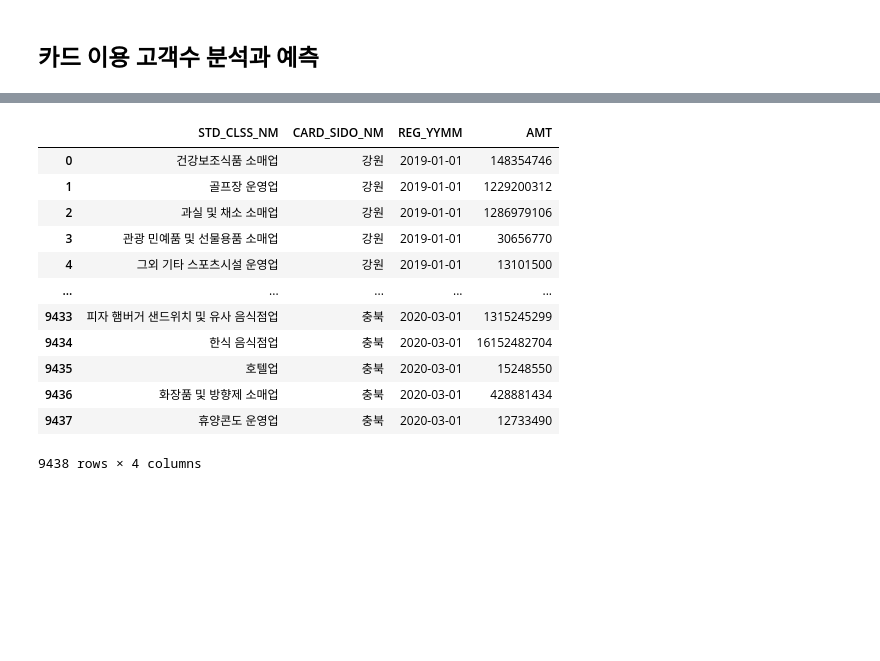
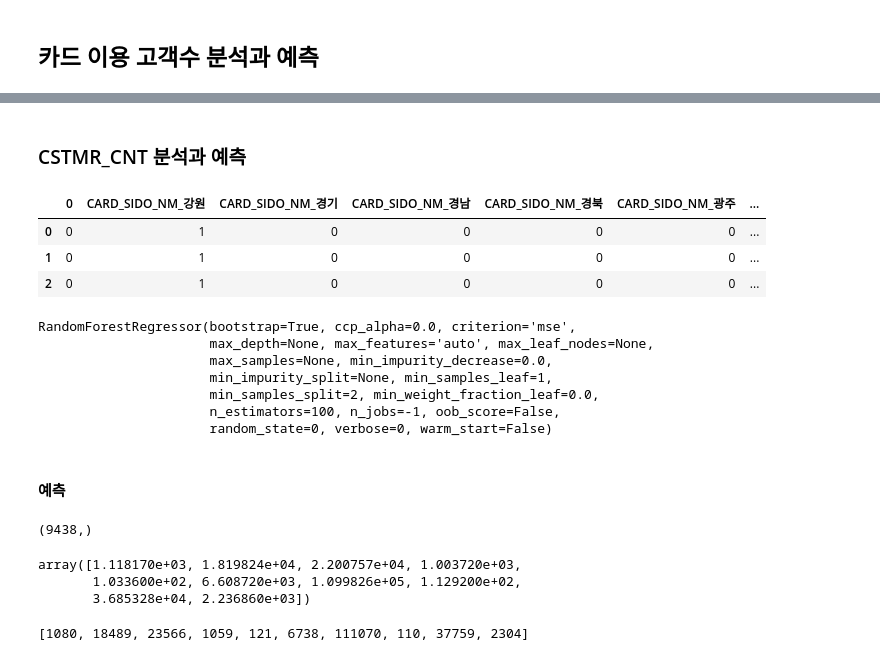
Before and after one commit to brainer3220/Jeju_CreditCard_Compete, a Jupyter notebook: 제주_빅데이터_경진대회.ipynb, the cells around one changed output, grey strips where cells are left out. Saved outputs shown, nothing was run; the diff lists cells and outputs as text; code cells hidden in the pictures; blank space fills up the shorter version.

```diff
--- a/제주_빅데이터_경진대회.ipynb
+++ b/제주_빅데이터_경진대회.ipynb
@@ -700,16 +697,11 @@ tmp
-# %%
-SidoToClassByDate
-# %% [output]
-|  | STD_CLSS_NM | CARD_SIDO_NM | REG_YYMM | AMT |
-| 0 | 건강보조식품 소매업 | 강원 | 2019-01-01 | 148354746 |
-| 1 | 골프장 운영업 | 강원 | 2019-01-01 | 1229200312 |
-| 2 | 과실 및 채소 소매업 | 강원 | 2019-01-01 | 1286979106 |
-| 3 | 관광 민예품 및 선물용품 소매업 | 강원 | 2019-01-01 | 30656770 |
-| 4 | 그외 기타 스포츠시설 운영업 | 강원 | 2019-01-01 | 13101500 |
-| ... | ... | ... | ... | ... |
-| 9433 | 피자 햄버거 샌드위치 및 유사 음식점업 | 충북 | 2020-03-01 | 1315245299 |
-| 9434 | 한식 음식점업 | 충북 | 2020-03-01 | 16152482704 |
-| 9435 | 호텔업 | 충북 | 2020-03-01 | 15248550 |
-| 9436 | 화장품 및 방향제 소매업 | 충북 | 2020-03-01 | 428881434 |
-| 9437 | 휴양콘도 운영업 | 충북 | 2020-03-01 | 12733490 |
-9438 rows × 4 columns
+# %% [markdown]
+### CSTMR_CNT 분석과 예측
+# %%
+X_CSTMR_CNT = pd.concat([pd.DataFrame(X_trainDateEncoded), tmp['CARD_SIDO_NM'], tmp['STD_CLSS_NM']], axis=1)
+X_CSTMR_CNT = pd.get_dummies(X_CSTMR_CNT)
+X_CSTMR_CNT.head(3)
+# %% [output]
+|  | 0 | CARD_SIDO_NM_강원 | CARD_SIDO_NM_경기 | CARD_SIDO_NM_경남 | CARD_SIDO_NM_경북 | CARD_SIDO_NM_광주 | ... |
+| 0 | 0 | 1 | 0 | 0 | 0 | 0 | ... |
+| 1 | 0 | 1 | 0 | 0 | 0 | 0 | ... |
+| 2 | 0 | 1 | 0 | 0 | 0 | 0 | ... |
@@ -715,0 +711,26 @@ SidoToClassByDate
+# %%
+model.fit(X_CSTMR_CNT, CSTMR_CNT)
+# %% [output]
+RandomForestRegressor(bootstrap=True, ccp_alpha=0.0, criterion='mse',
+                      max_depth=None, max_features='auto', max_leaf_nodes=None,
+                      max_samples=None, min_impurity_decrease=0.0,
+                      min_impurity_split=None, min_samples_leaf=1,
+                      min_samples_split=2, min_weight_fraction_leaf=0.0,
+                      n_estimators=100, n_jobs=-1, oob_score=False,
+                      random_state=0, verbose=0, warm_start=False)
+# %% [markdown]
+#### 예측
+# %%
+CSTMR_CNT_Predict = model.predict(X_CSTMR_CNT)
+
+print(CSTMR_CNT_Predict.shape)
+CSTMR_CNT_Predict[0:10]
+# %% [output]
+(9438,)
+array([1.118170e+03, 1.819824e+04, 2.200757e+04, 1.003720e+03,
+       1.033600e+02, 6.608720e+03, 1.099826e+05, 1.129200e+02,
+       3.685328e+04, 2.236860e+03])
+# %%
+CSTMR_CNT[0:10]
+# %% [output]
+[1080, 18489, 23566, 1059, 121, 6738, 111070, 110, 37759, 2304]
```
Also changed, not shown: parts of 6 cells of this notebook.
